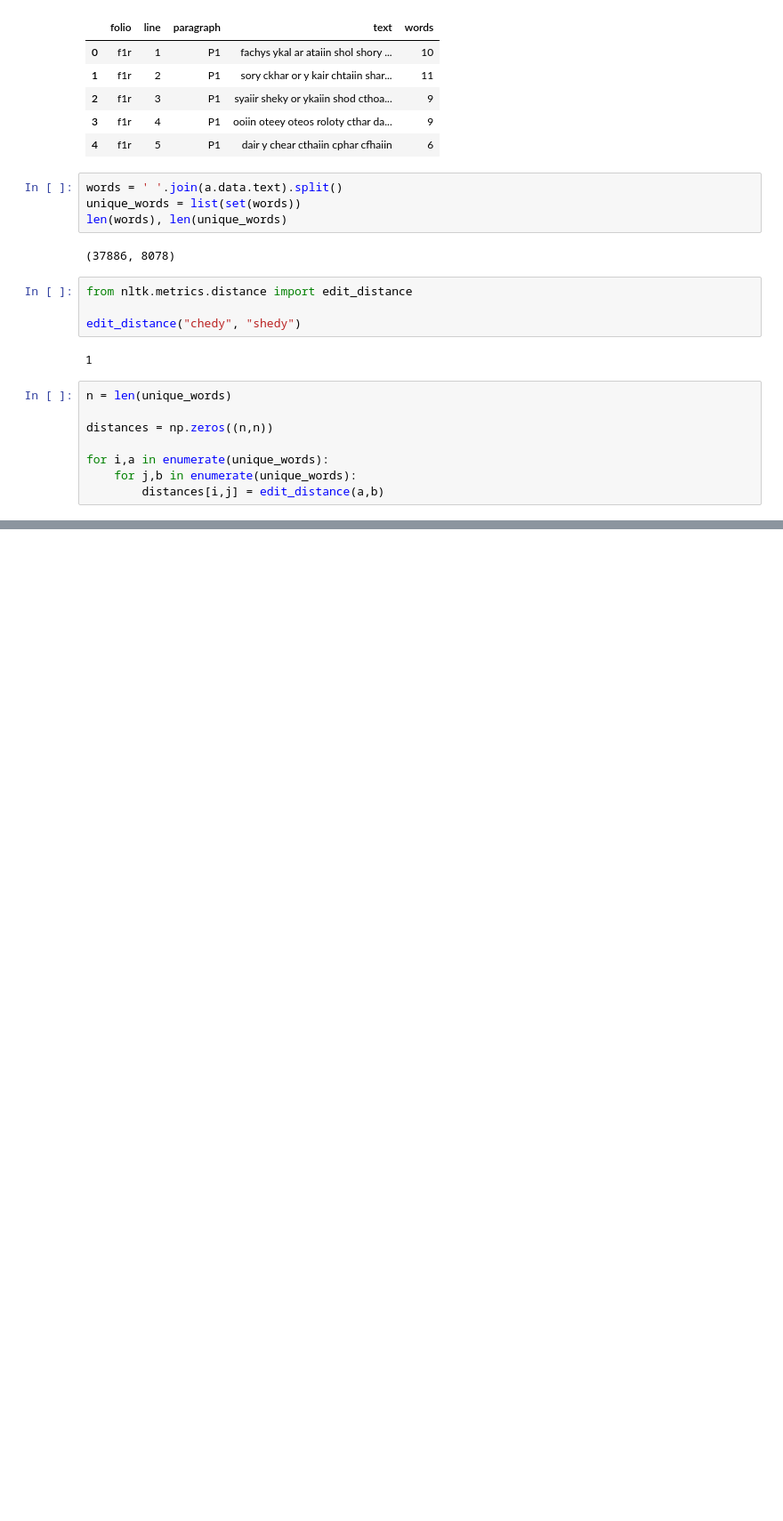
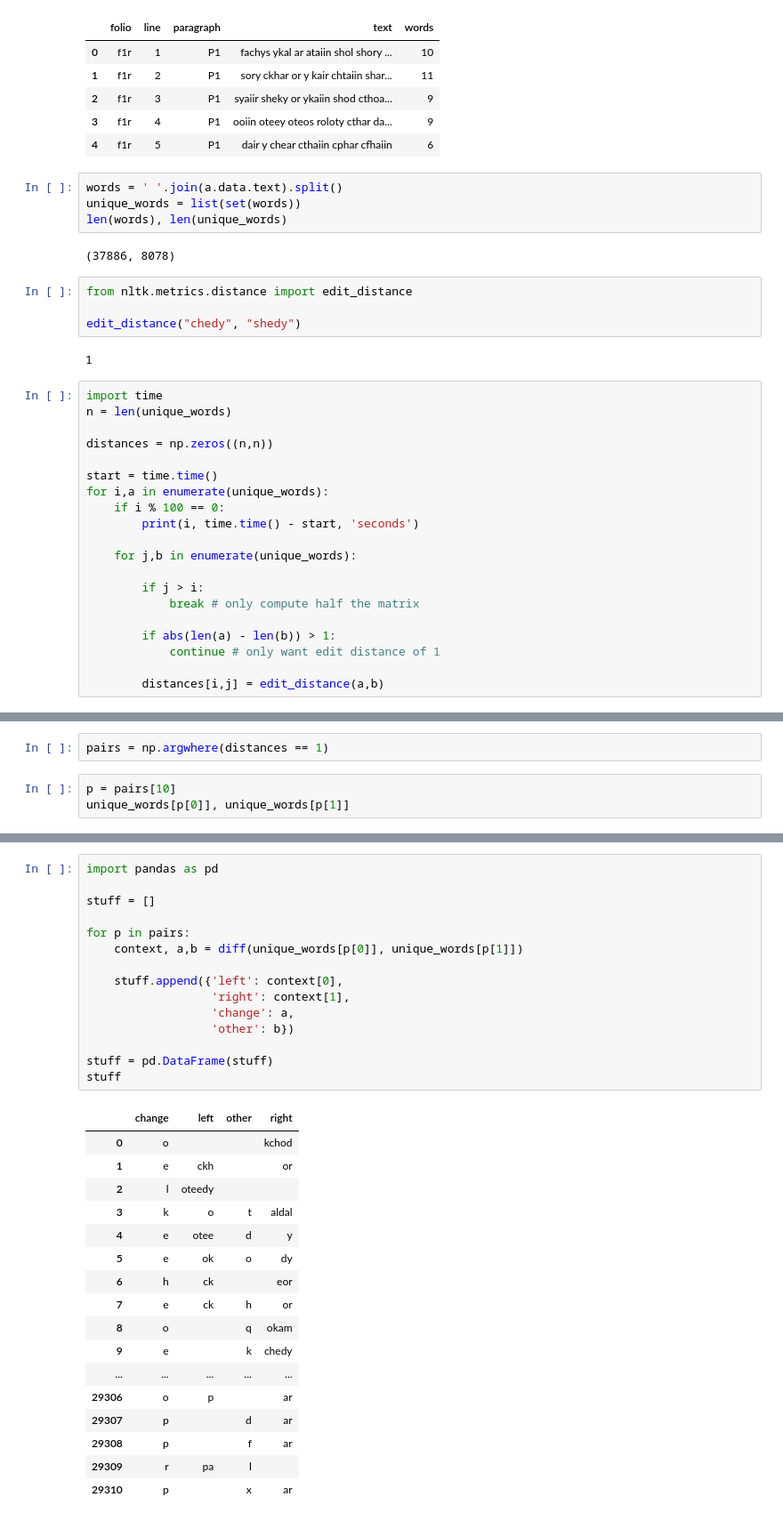
Before and after one commit to mwufi/voynich, a Jupyter notebook: 5 Minimal Pairs and Morpheme Boundaries.ipynb, the cells around one changed output, grey strips where cells are left out. Shown: that part at 89% size. Saved outputs shown, nothing was run; the diff lists cells and outputs as text; blank space fills up the shorter version.

```diff
--- a/5 Minimal Pairs and Morpheme Boundaries.ipynb
+++ b/5 Minimal Pairs and Morpheme Boundaries.ipynb
@@ -29,11 +29,23 @@ edit_distance("chedy", "shedy")
 # %% [output]
 1
 # %%
+import time
 n = len(unique_words)
 
 distances = np.zeros((n,n))
 
+start = time.time()
 for i,a in enumerate(unique_words):
+    if i % 100 == 0:
+        print(i, time.time() - start, 'seconds')
+
     for j,b in enumerate(unique_words):
+
+        if j > i:
+            break # only compute half the matrix
+
+        if abs(len(a) - len(b)) > 1:
+            continue # only want edit distance of 1
+
         distances[i,j] = edit_distance(a,b)
 # %% [output]
@@ -40,0 +69,5 @@ KeyboardInterrupt:
+# %%
+pairs = np.argwhere(distances == 1)
+# %%
+p = pairs[10]
+unique_words[p[0]], unique_words[p[1]]
@@ -40,0 +111,33 @@ KeyboardInterrupt:
+# %%
+import pandas as pd
+
+stuff = []
+
+for p in pairs:
+    context, a,b = diff(unique_words[p[0]], unique_words[p[1]])
+
+    stuff.append({'left': context[0],
+                  'right': context[1],
+                  'change': a,
+                  'other': b})
+
+stuff = pd.DataFrame(stuff)
+stuff
+# %% [output]
+|  | change | left | other | right |
+| 0 | o |  |  | kchod |
+| 1 | e | ckh |  | or |
+| 2 | l | oteedy |  |  |
+| 3 | k | o | t | aldal |
+| 4 | e | otee | d | y |
+| 5 | e | ok | o | dy |
+| 6 | h | ck |  | eor |
+| 7 | e | ck | h | or |
+| 8 | o |  | q | okam |
+| 9 | e |  | k | chedy |
+| ... | ... | ... | ... | ... |
+| 29306 | o | p |  | ar |
+| 29307 | p |  | d | ar |
+| 29308 | p |  | f | ar |
+| 29309 | r | pa | l |  |
+| 29310 | p |  | x | ar |
```
Also changed, not shown: parts of 9 cells of this notebook.
